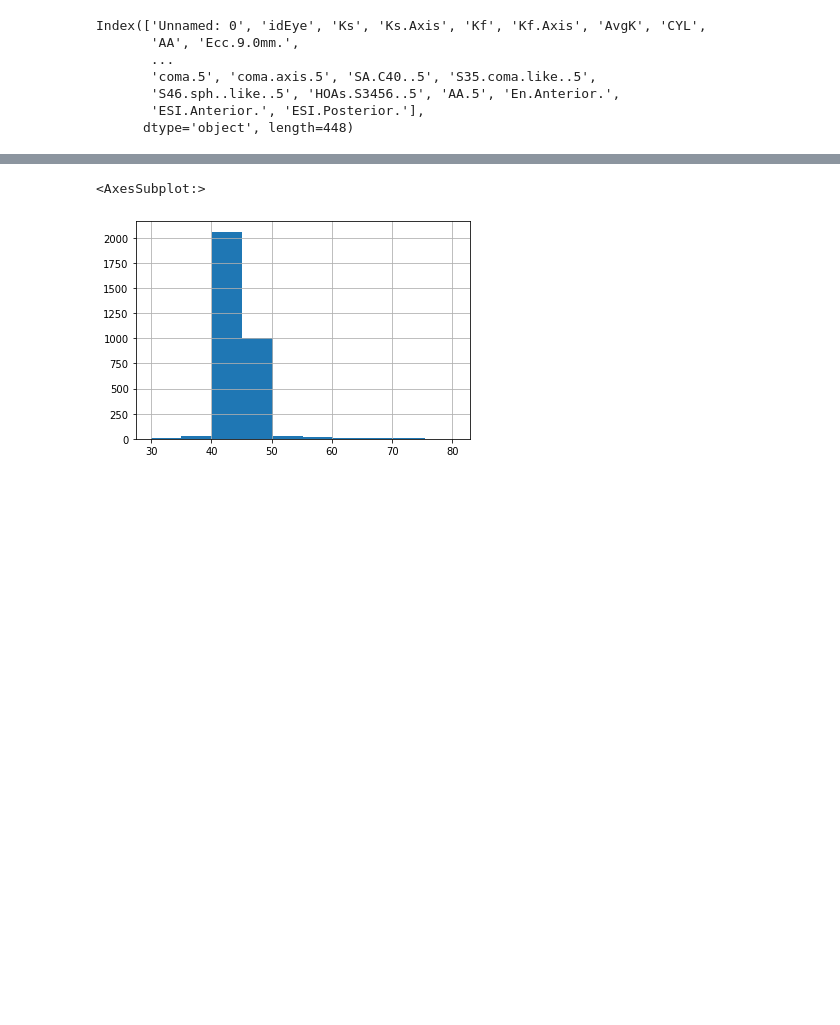
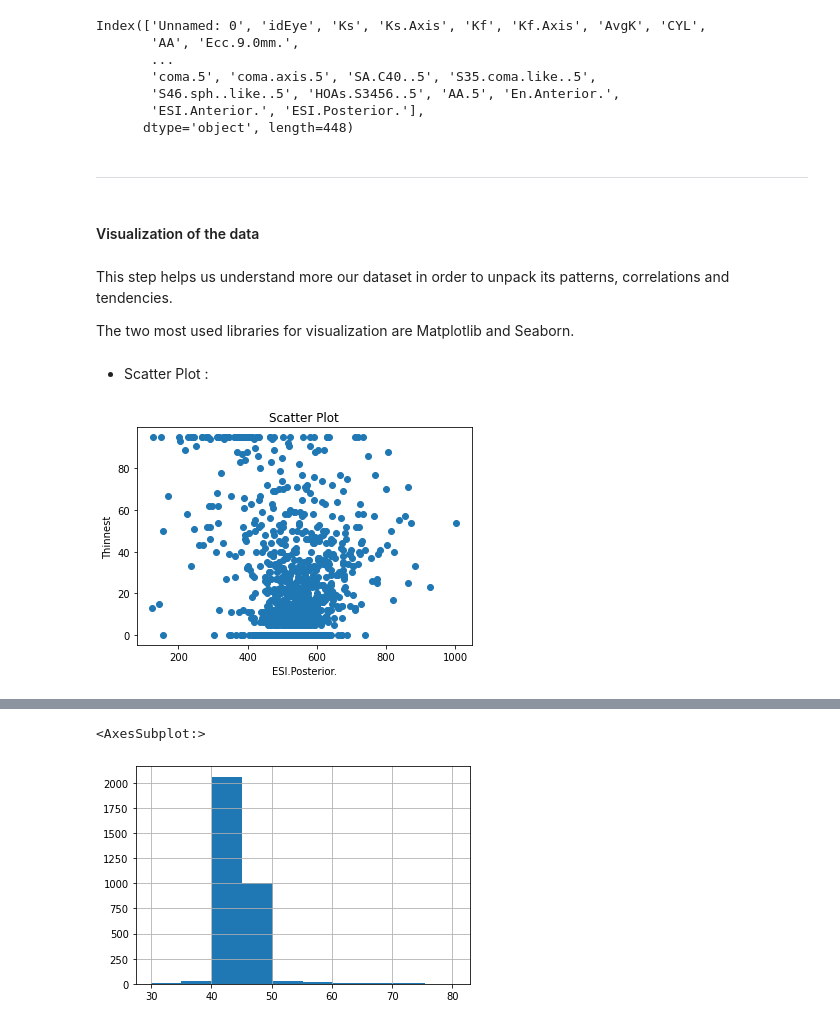
Before and after one commit to imenbkr/Keratoconus-Stage-Detection, a Jupyter notebook: keratoconus-stage-detection-summer-internship.ipynb, the cells around one changed output, grey strips where cells are left out. Drawn from its saved outputs; the diff is of its cells as text; code cells hidden in the pictures; blank space fills up the shorter version.

```diff
--- a/keratoconus-stage-detection-summer-internship.ipynb
+++ b/keratoconus-stage-detection-summer-internship.ipynb
@@ -284,3 +357,27 @@ Index(['Unnamed: 0', 'idEye', 'Ks', 'Ks.Axis', 'Kf', 'Kf.Axis', 'AvgK', 'CYL',
        'S46.sph..like..5', 'HOAs.S3456..5', 'AA.5', 'En.Anterior.',
        'ESI.Anterior.', 'ESI.Posterior.'],
       dtype='object', length=448)
+# %% [markdown]
+***
+# %% [markdown]
+<a name='s2-1.2'></a>
+#### Visualization of the data
+# %% [markdown]
+This step helps us understand more our dataset in order to unpack its patterns, correlations and tendencies.
+
+The two most used libraries for visualization are Matplotlib and Seaborn.
+# %% [markdown]
+* Scatter Plot :
+# %%
+plt.scatter(data['Thinnest'], data['ESI.Posterior.'])
+
+#adding the title to the plot
+plt.title("Scatter Plot")
+
+#setting x and y labels
+plt.ylabel('Thinnest')
+plt.xlabel('ESI.Posterior.')
+
+plt.show()
+# %% [output]
+[figure, added]
```
Also changed, not shown: parts of 52 cells of this notebook.
